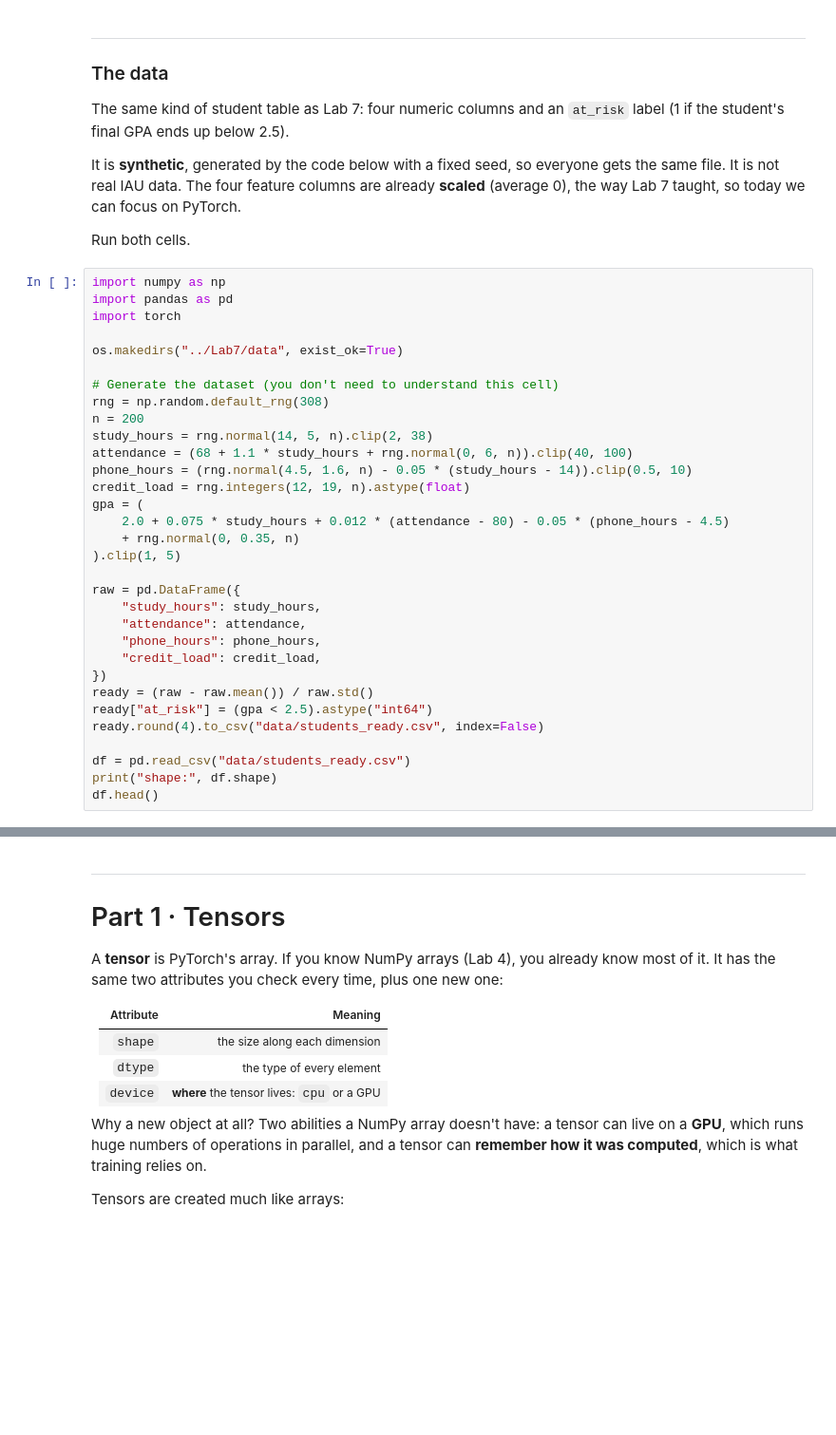
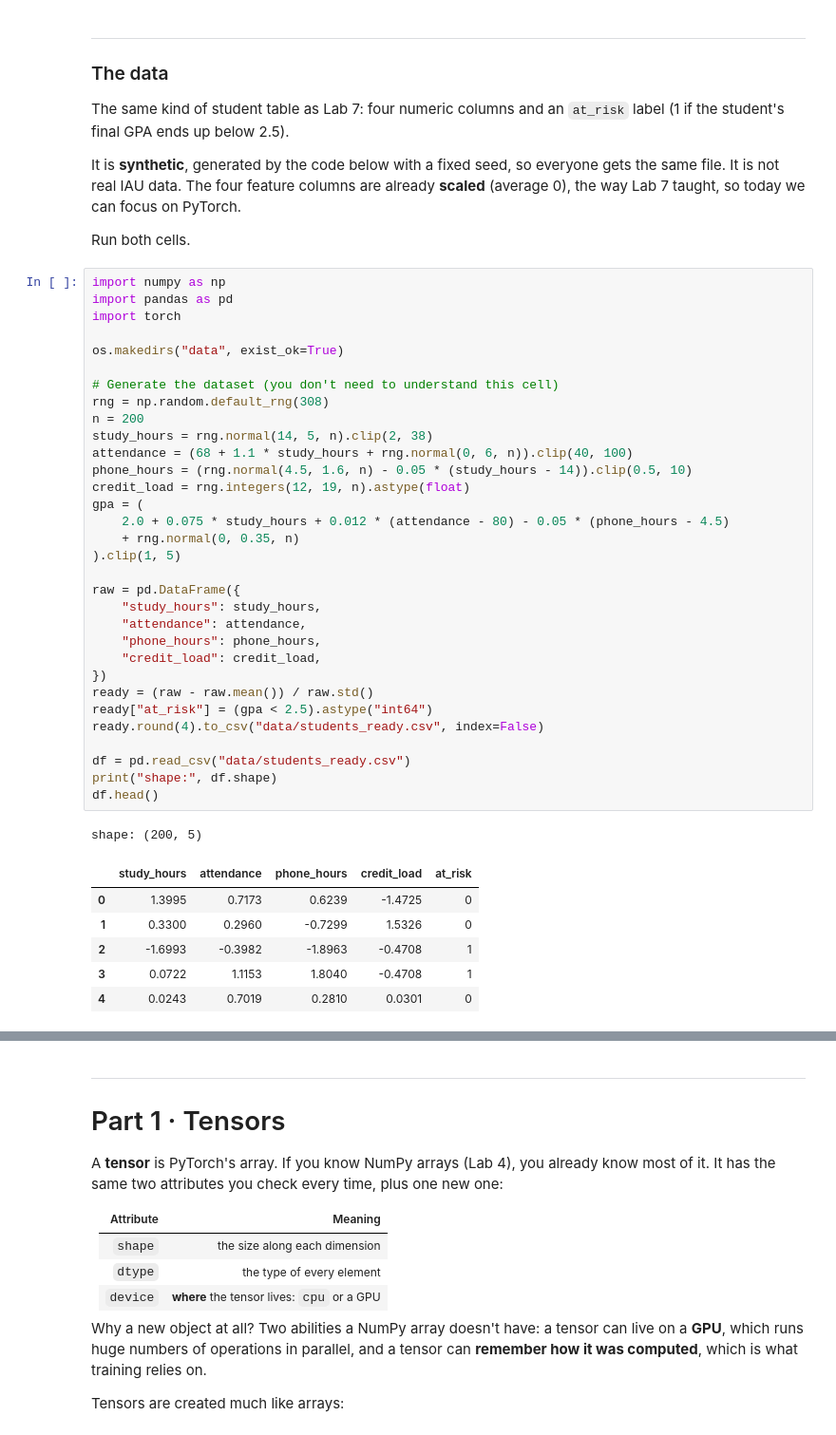
Before and after one commit to Mohammed-Khalil-Dev/Programing-For-Ai-ARTI303-Labs, a Jupyter notebook: src/Lab8/lab08.ipynb, the cells around one changed output, grey strips where cells are left out. Shown at 95% size. Saved outputs shown, nothing was run; the diff lists cells and outputs as text; blank space fills up the shorter version.

```diff
--- a/src/Lab8/lab08.ipynb
+++ b/src/Lab8/lab08.ipynb
@@ -141,34 +157,42 @@ Run both cells.
 import numpy as np
 import pandas as pd
 import torch
 
-os.makedirs("../Lab7/data", exist_ok=True)
+os.makedirs("data", exist_ok=True)
 
 # Generate the dataset (you don't need to understand this cell)
 rng = np.random.default_rng(308)
 n = 200
 study_hours = rng.normal(14, 5, n).clip(2, 38)
 attendance = (68 + 1.1 * study_hours + rng.normal(0, 6, n)).clip(40, 100)
 phone_hours = (rng.normal(4.5, 1.6, n) - 0.05 * (study_hours - 14)).clip(0.5, 10)
 credit_load = rng.integers(12, 19, n).astype(float)
 gpa = (
     2.0 + 0.075 * study_hours + 0.012 * (attendance - 80) - 0.05 * (phone_hours - 4.5)
     + rng.normal(0, 0.35, n)
 ).clip(1, 5)
 
 raw = pd.DataFrame({
     "study_hours": study_hours,
     "attendance": attendance,
     "phone_hours": phone_hours,
     "credit_load": credit_load,
 })
 ready = (raw - raw.mean()) / raw.std()
 ready["at_risk"] = (gpa < 2.5).astype("int64")
 ready.round(4).to_csv("data/students_ready.csv", index=False)
 
 df = pd.read_csv("data/students_ready.csv")
 print("shape:", df.shape)
 df.head()
+# %% [output]
+shape: (200, 5)
+|  | study_hours | attendance | phone_hours | credit_load | at_risk |
+| 0 | 1.3995 | 0.7173 | 0.6239 | -1.4725 | 0 |
+| 1 | 0.3300 | 0.2960 | -0.7299 | 1.5326 | 0 |
+| 2 | -1.6993 | -0.3982 | -1.8963 | -0.4708 | 1 |
+| 3 | 0.0722 | 1.1153 | 1.8040 | -0.4708 | 1 |
+| 4 | 0.0243 | 0.7019 | 0.2810 | 0.0301 | 0 |
 # %%
 feature_cols = ["study_hours", "attendance", "phone_hours", "credit_load"]
 
```
Also changed, not shown: parts of 31 cells of this notebook, 6 other files.
